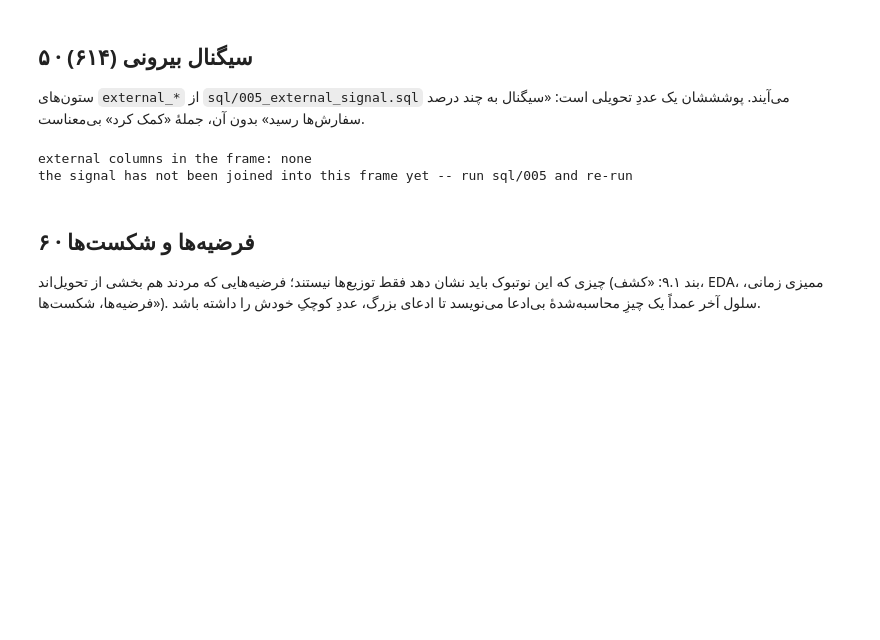
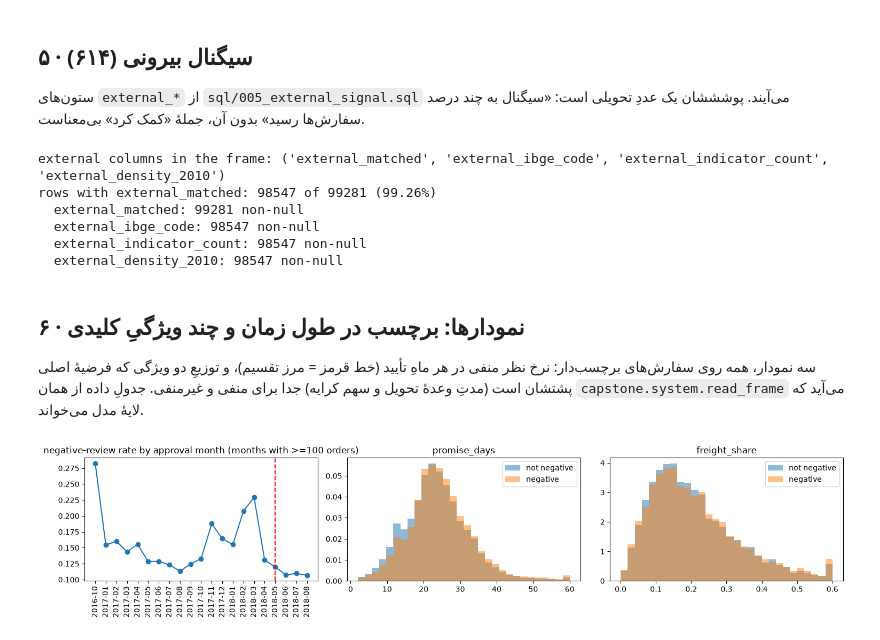
Before and after one commit to KiarashAkbari/dotin, a Jupyter notebook: term-3/answers/stage-4-kiarash-akbari/01_exploration.ipynb, the cells around one changed output. Drawn from its saved outputs; the diff is of its cells as text; code cells hidden in the pictures; blank space fills up the shorter version.

Commit message:
docs(stage4): manager summary, failed paths, regenerated exploration notebook

```diff
--- a/term-3/answers/stage-4-kiarash-akbari/01_exploration.ipynb
+++ b/term-3/answers/stage-4-kiarash-akbari/01_exploration.ipynb
@@ -30,8 +30,14 @@ from capstone.features import connect, database_uri
 from capstone import model
 from pathlib import Path
 
-STAGE = Path.cwd() if (Path.cwd() / 'config').is_dir() else Path.cwd().parent
-config = load_contract(STAGE / 'config' / 'capstone.example.toml')
+import capstone
+from capstone.cli import default_config_path
+
+# the stage folder from the package itself, not from the working directory (review B22), and the
+# decided config the chain runs with, not the undecided example
+STAGE = Path(capstone.__file__).resolve().parents[2]
+config = load_contract(default_config_path(STAGE))
+SEED = config.model.random_seed  # one seed, defined once; nothing below draws at random
 uri = database_uri(config, purpose="the exploration notebook")
 engine = connect(uri)
 print('engine:', uri.split('://')[0])
@@ -48,7 +54,7 @@ label: a review is negative at a score of 1..2
 
 <!--section:label-->
 # %%
-frame = model.read_frame(config)
+frame = model.read_frame(config, external='auto')
 total = len(frame.rows)
 labelled = [row for row in frame.rows if row[model.LABEL_KEY] is not None]
 negatives = [row for row in labelled if row[model.LABEL_KEY]]
@@ -167,34 +176,39 @@ if external:
 else:
     print('the signal has not been joined into this frame yet -- run sql/005 and re-run')
 # %% [output]
-external columns in the frame: none
-the signal has not been joined into this frame yet -- run sql/005 and re-run
+external columns in the frame: ('external_matched', 'external_ibge_code', 'external_indicator_count', 'external_density_2010')
+rows with external_matched: 98547 of 99281 (99.26%)
+  external_matched: 99281 non-null
+  external_ibge_code: 98547 non-null
+  external_indicator_count: 98547 non-null
+  external_density_2010: 98547 non-null
 # %% [markdown]
-## ۶ · فرضیه‌ها و شکست‌ها
+## ۶ · نمودارها: برچسب در طول زمان و چند ویژگیِ کلیدی
 
-چیزی که این نوتبوک باید نشان دهد فقط توزیع‌ها نیستند؛ فرضیه‌هایی که مردند هم بخشی از تحویل‌اند (بند ۹.۱: «کشف، EDA، ممیزی زمانی، فرضیه‌ها، شکست‌ها»). سلول آخر عمداً یک چیزِ محاسبه‌شدهٔ بی‌ادعا می‌نویسد تا ادعای بزرگ، عددِ کوچکِ خودش را داشته باشد.
+سه نمودار، همه روی سفارش‌های برچسب‌دار: نرخ نظر منفی در هر ماهِ تأیید (خط قرمز = مرز تقسیم)، و توزیعِ دو ویژگی که فرضیهٔ اصلی پشتشان است (مدتِ وعدهٔ تحویل و سهم کرایه) جدا برای منفی و غیرمنفی. جدولِ داده از همان `capstone.system.read_frame` می‌آید که لایهٔ مدل می‌خواند.
 
-<!--section:failures-->
-
-<!--section:failures-->
+<!--section:plots-->
 # %%
-# per-month negative rate, which is the distribution phase 8 compares train against
-# eval. No model is fitted here on purpose: a drift claim that needs a fitted scorer
-# is not a drift claim, and model.month_spread() is the place scores belong.
-by_month: dict[str, list[int]] = {}
-for row in labelled:
-    month = row.get(model.MONTH_KEY) or 'unknown'
-    hit = by_month.setdefault(month, [0, 0])
-    hit[0] += 1
-    hit[1] += 1 if row[model.LABEL_KEY] else 0
-print(f'months with labelled rows: {len(by_month)}')
-for month in sorted(by_month):
-    rows, negative = by_month[month]
-    print(f'  {month}  rows {rows:>6}  negatives {negative:>6}  rate {negative / max(rows, 1):.4f}')
-rates = [negative / max(rows, 1) for rows, negative in by_month.values()]
-if rates:
-    print(f'spread across months: {min(rates):.4f} .. {max(rates):.4f}  '
-          f'(a range of {max(rates) - min(rates):.4f})')
-    print('a wide range is the hypothesis that the feature window drifts; the report')
-    print('section that quotes it has to carry the number, not this cell.')
+import matplotlib.pyplot as plt
+import pandas as pd
+from capstone import system
+
+df = system.read_frame(engine)
+lab = df[df['is_negative'].notna()]
+rate = lab.groupby('decision_month')['is_negative'].agg(['mean', 'size'])
+rate = rate[rate['size'] >= 100]
+fig, axes = plt.subplots(1, 3, figsize=(15, 3.5))
+axes[0].plot(rate.index, rate['mean'], marker='o')
+axes[0].axvline(str(config.split.boundary)[:7], color='red', ls='--')
+axes[0].set_title('negative-review rate by approval month (months with >=100 orders)')
+axes[0].tick_params(axis='x', rotation=90)
+for ax, column, clip in ((axes[1], 'promise_days', 60), (axes[2], 'freight_share', 0.6)):
+    for flag, name in ((0.0, 'not negative'), (1.0, 'negative')):
+        values = lab.loc[lab['is_negative'] == flag, column].dropna().clip(upper=clip)
+        ax.hist(values, bins=30, density=True, alpha=0.5, label=name)
+    ax.set_title(column); ax.legend()
+plt.tight_layout()
+plt.show()
+print(rate.round(4).to_string())
 # %% [output]
+[figure, added]
```
Also changed, not shown: parts of 7 cells of this notebook, 3 other files.
